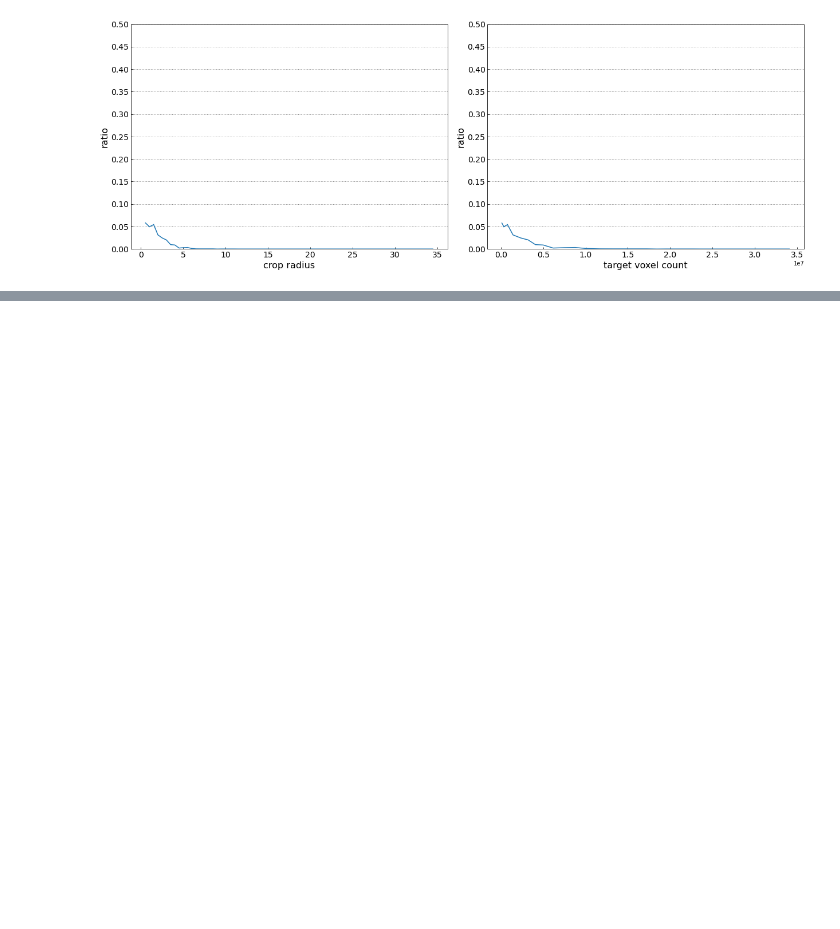
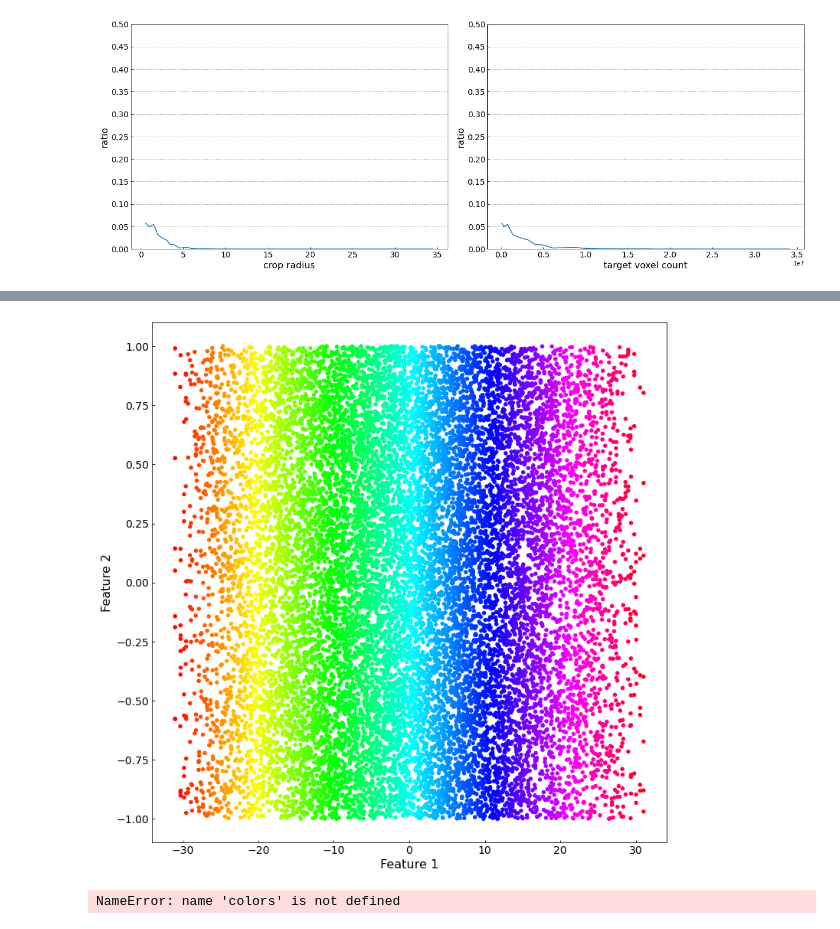
Before and after one commit to Fumipo-Theta/DeepGlobalRegistration, a Jupyter notebook: dgr_handson.ipynb, the cells around one changed output, grey strips where cells are left out. Cells and saved outputs as stored; diff of their text form; code cells hidden in the pictures; blank space fills up the shorter version.

```diff
--- a/dgr_handson.ipynb
+++ b/dgr_handson.ipynb
@@ -342,0 +651,8 @@ plot_ratio(result_df)
+# %%
+umap_params = dict(
+    n_neighbors=10,
+    min_dist=0.1,
+    n_components=1
+)
+
+s_umap = convert_by_umap(source_fcgf, **umap_params)
@@ -342,0 +669,5 @@ plot_ratio(result_df)
+# %%
+umapped, colors = get_scalar_space_colors(s_umap, cm.hsv, umap_params)
+plot_cluster(umapped, colors)
+# %% [output]
+[figure, added]
@@ -342,0 +677,6 @@ plot_ratio(result_df)
+# %%
+o3d.visualization.draw_geometries([
+    paint_pcd_by_cluster(merged_pcd, colors)
+])
+# %% [output]
+NameError: name 'colors' is not defined
```
Also changed, not shown: parts of 31 cells of this notebook.
